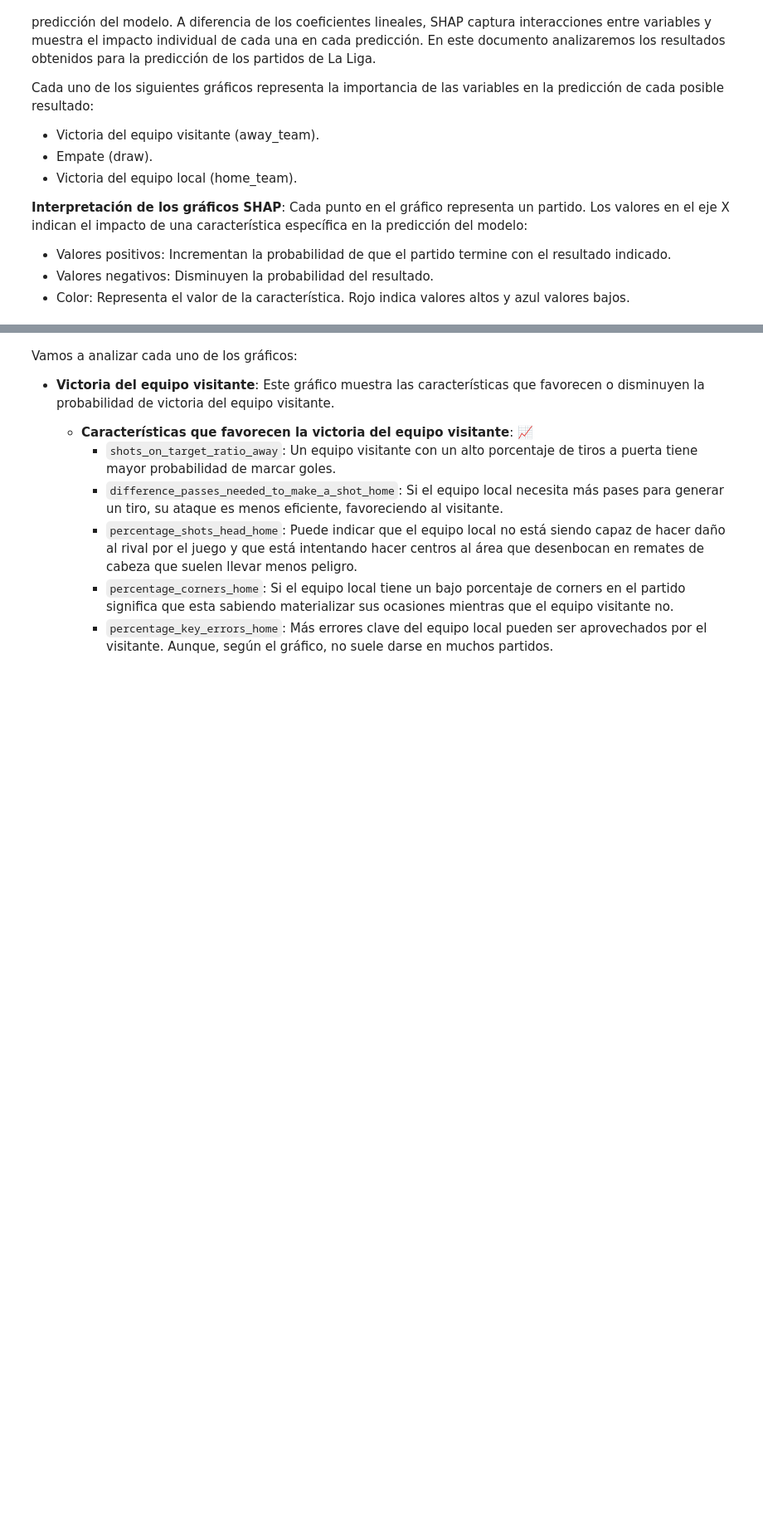
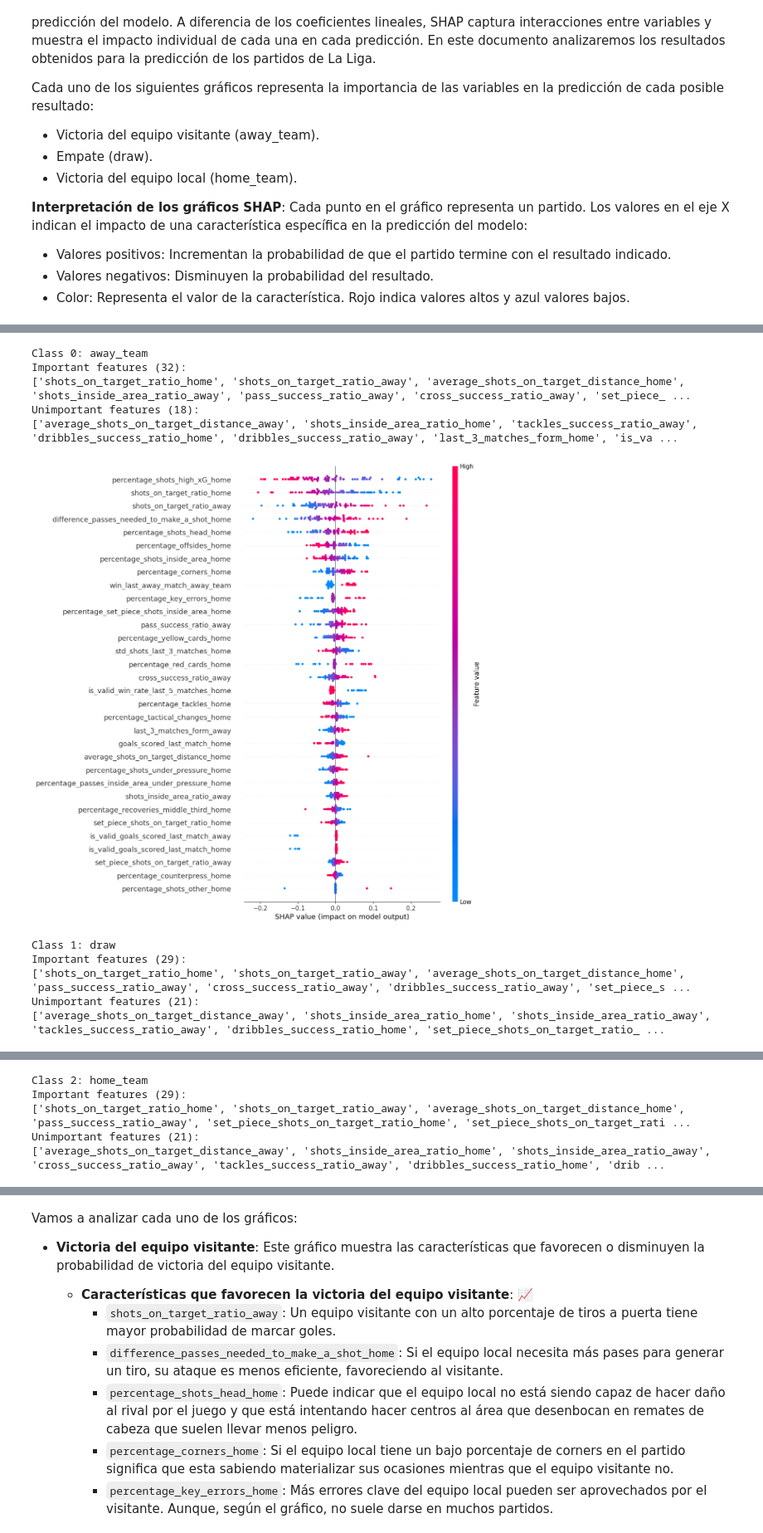
Before and after one commit to Jaime-Linares/DataAnalysis-FootySage, a Jupyter notebook: 2_analysis.ipynb, the cells around one changed output, grey strips where cells are left out. Shown at 83% size. Cells and saved outputs as stored; diff of their text form; code cells hidden in the pictures; blank space fills up the shorter version.

```diff
--- a/2_analysis.ipynb
+++ b/2_analysis.ipynb
@@ -219,0 +176,20 @@ Características SIN impacto (21):
+# %%
+from src.analysis import compute_shap_values
+
+shap_values_LaLiga = compute_shap_values(best_model_LaLiga, X_train_reduced_LaLiga, X_test_reduced_LaLiga, feature_names_reduced_LaLiga)
+# %%
+from src.analysis import plot_shap_summary
+
+plot_shap_summary(shap_values_LaLiga, feature_names_reduced_LaLiga, encoder_LaLiga)
+# %% [output]
+Class 0: away_team
+Important features (32):
+['shots_on_target_ratio_home', 'shots_on_target_ratio_away', 'average_shots_on_target_distance_home', 'shots_inside_area_ratio_away', 'pass_success_ratio_away', 'cross_success_ratio_away', 'set_piece_ ...
+Unimportant features (18):
+['average_shots_on_target_distance_away', 'shots_inside_area_ratio_home', 'tackles_success_ratio_away', 'dribbles_success_ratio_home', 'dribbles_success_ratio_away', 'last_3_matches_form_home', 'is_va ...
+[figure, added]
+Class 1: draw
+Important features (29):
+['shots_on_target_ratio_home', 'shots_on_target_ratio_away', 'average_shots_on_target_distance_home', 'pass_success_ratio_away', 'cross_success_ratio_away', 'dribbles_success_ratio_away', 'set_piece_s ...
+Unimportant features (21):
+['average_shots_on_target_distance_away', 'shots_inside_area_ratio_home', 'shots_inside_area_ratio_away', 'tackles_success_ratio_away', 'dribbles_success_ratio_home', 'set_piece_shots_on_target_ratio_ ...
@@ -219,0 +197,5 @@ Características SIN impacto (21):
+Class 2: home_team
+Important features (29):
+['shots_on_target_ratio_home', 'shots_on_target_ratio_away', 'average_shots_on_target_distance_home', 'pass_success_ratio_away', 'set_piece_shots_on_target_ratio_home', 'set_piece_shots_on_target_rati ...
+Unimportant features (21):
+['average_shots_on_target_distance_away', 'shots_inside_area_ratio_home', 'shots_inside_area_ratio_away', 'cross_success_ratio_away', 'tackles_success_ratio_away', 'dribbles_success_ratio_home', 'drib ...
```
Also changed, not shown: parts of 8 cells of this notebook, 1 other file.
